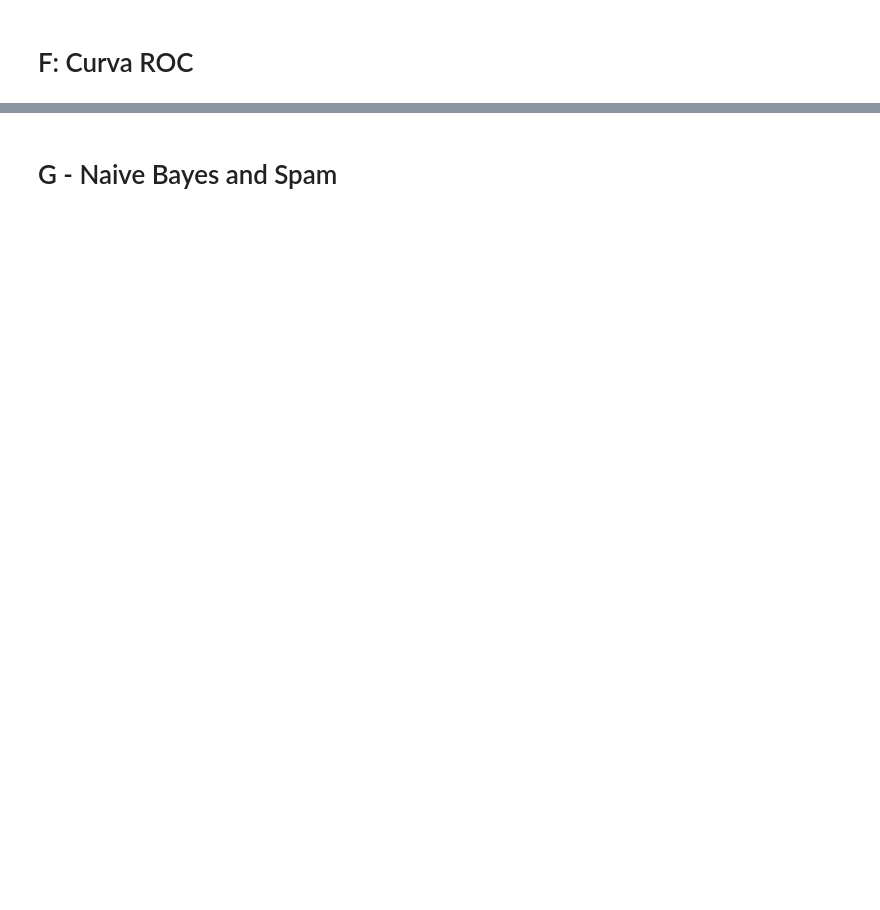
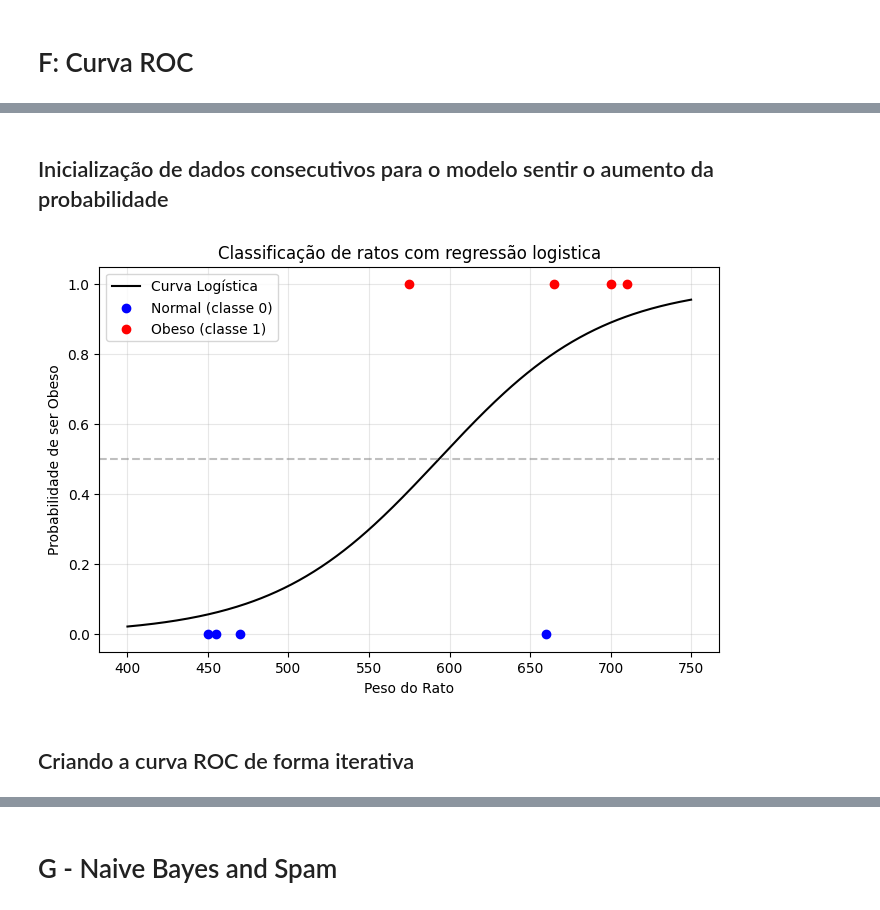
Before and after one commit to Arthur-Negrao-Smith/Atividade_2-IA, a Jupyter notebook: Atividade_2_IA.ipynb, the cells around one changed output, grey strips where cells are left out. Drawn from its saved outputs; the diff is of its cells as text; code cells hidden in the pictures; blank space fills up the shorter version.

```diff
--- a/Atividade_2_IA.ipynb
+++ b/Atividade_2_IA.ipynb
@@ -518,19 +765,25 @@ model.fit(X, y)
+# %% [markdown]
+## Inicialização de dados consecutivos para o modelo sentir o aumento da probabilidade
 # %%
 X_test = np.linspace(400, 750, 300).reshape(-1, 1)
 y_prob = model.predict_proba(X_test)[:, 1]
 
 plt.figure(figsize=(8, 5))
 plt.plot(X_test, y_prob, color='black', label='Curva Logística')
-plt.scatter(normal_weight_rats, np.zeros(len(normal_weight_rats)), color='blue', label='Normal (Classe 0)', zorder=5)
-plt.scatter(weight_obese_rats, np.ones(len(weight_obese_rats)), color='red', label='Obeso (Classe 1)', zorder=5)
+plt.scatter(normal_weight_rats, np.zeros(len(normal_weight_rats)), color='blue', label='Normal (classe 0)', zorder=5)
+plt.scatter(weight_obese_rats, np.ones(len(weight_obese_rats)), color='red', label='Obeso (classe 1)', zorder=5)
 
 plt.axhline(0.5, color='gray', linestyle='--', alpha=0.5)
 plt.xlabel('Peso do Rato')
 plt.ylabel('Probabilidade de ser Obeso')
-plt.title('Regressão Logística: Classificação de Ratos')
+plt.title('Classificação de ratos com regressão logistica')
 plt.legend()
 plt.grid(True, alpha=0.3)
 plt.show()
+# %% [output]
+[figure, added]
+# %% [markdown]
+## Criando a curva ROC de forma iterativa
 # %%
 probs = model.predict_proba(X)[:, 1]
 
```
Also changed, not shown: parts of 38 cells of this notebook.
